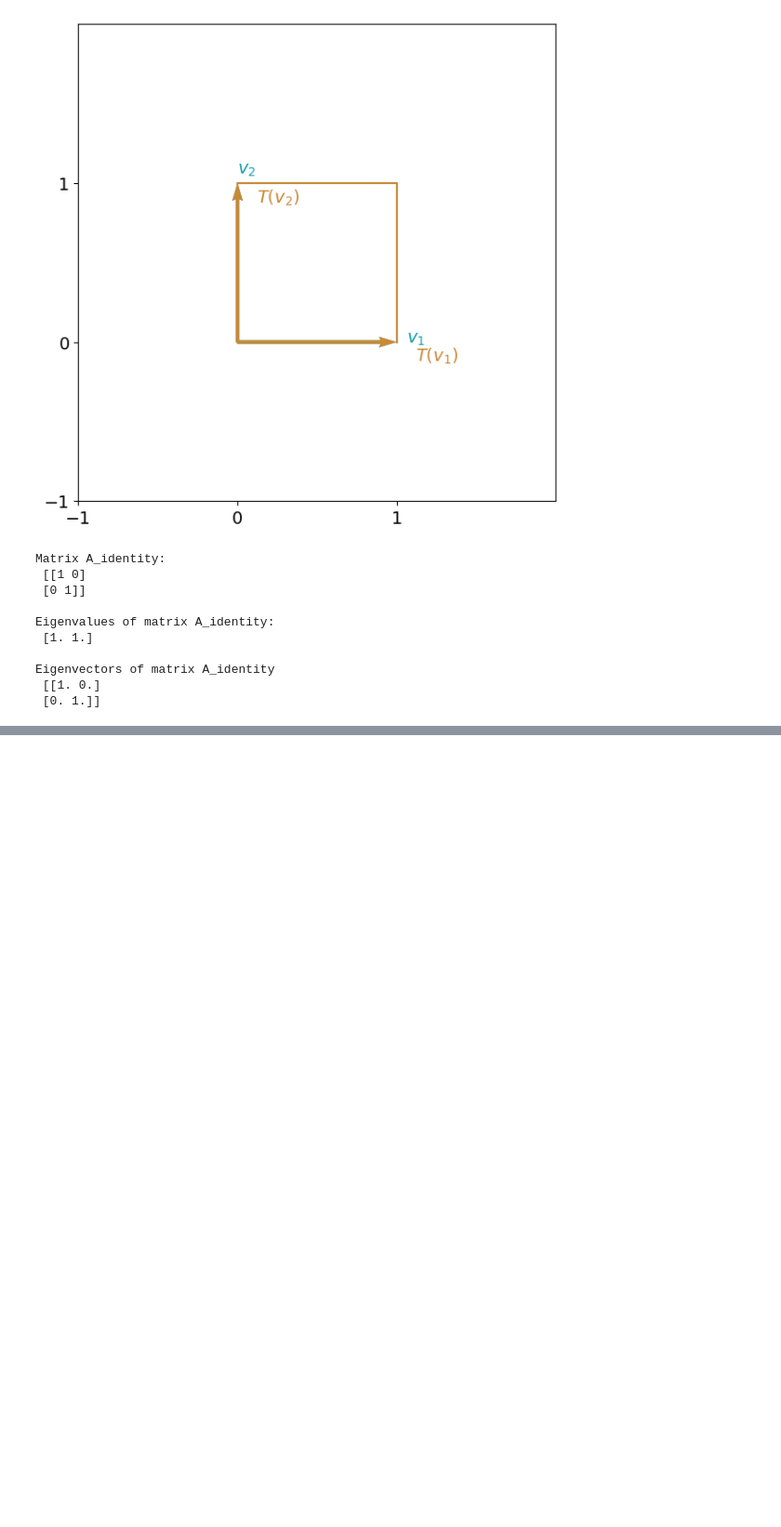
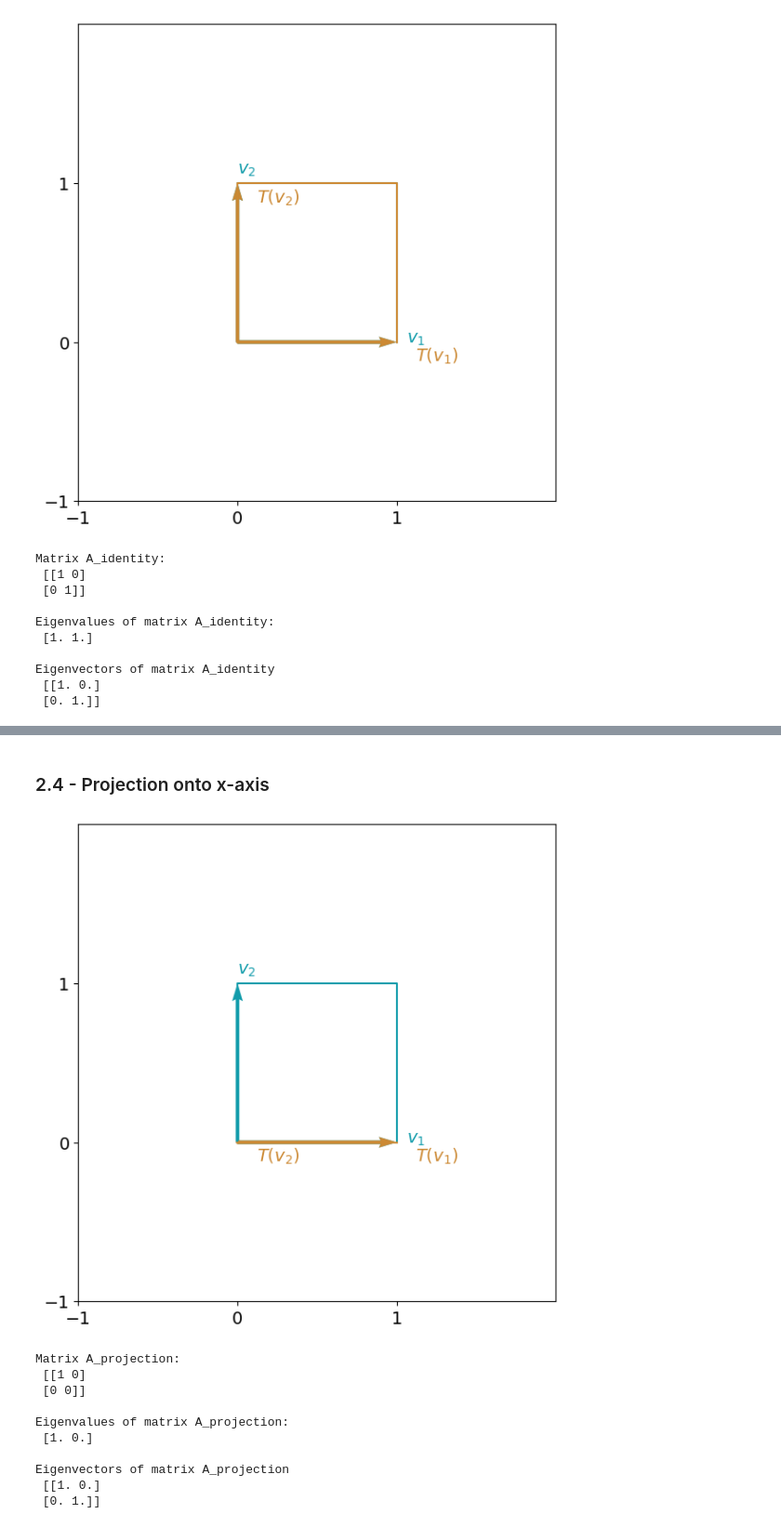
Before and after one commit to Zeeshier/Linear-Algebra, a Jupyter notebook: 06. Eigenvalues and Eigenvectors/1. Eigenvalues and Eigenvectors.ipynb, the cells around one changed output, grey strips where cells are left out. Shown: that part at 93% size. Cells and saved outputs as stored; diff of their text form; code cells hidden in the pictures; blank space fills up the shorter version.

```diff
--- a/06. Eigenvalues and Eigenvectors/1. Eigenvalues and Eigenvectors.ipynb
+++ b/06. Eigenvalues and Eigenvectors/1. Eigenvalues and Eigenvectors.ipynb
@@ -132,0 +153,23 @@ Eigenvectors of matrix A_identity
+# %% [markdown]
+### 2.4 - Projection onto x-axis
+# %%
+A_projection = np.array([[1, 0],[0, 0]])
+A_projection_eig = np.linalg.eig(A_projection)
+
+utils.plot_transformation(A_projection, A_projection_eig[1][:,0], A_projection_eig[1][:,1]);
+
+
+print(f"Matrix A_projection:\n {A_projection}\n\nEigenvalues of matrix A_projection:\n {A_projection_eig[0]}",
+      f"\n\nEigenvectors of matrix A_projection\n {A_projection_eig[1]}")
+# %% [output]
+[figure, added]
+Matrix A_projection:
+ [[1 0]
+ [0 0]]
+
+Eigenvalues of matrix A_projection:
+ [1. 0.]
+
+Eigenvectors of matrix A_projection
+ [[1. 0.]
+ [0. 1.]]
```
Also changed, not shown: parts of 1 cell of this notebook.
